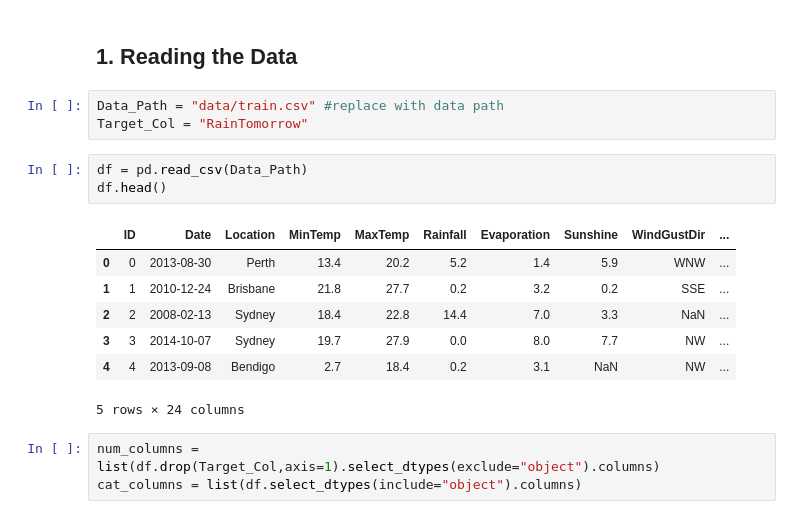
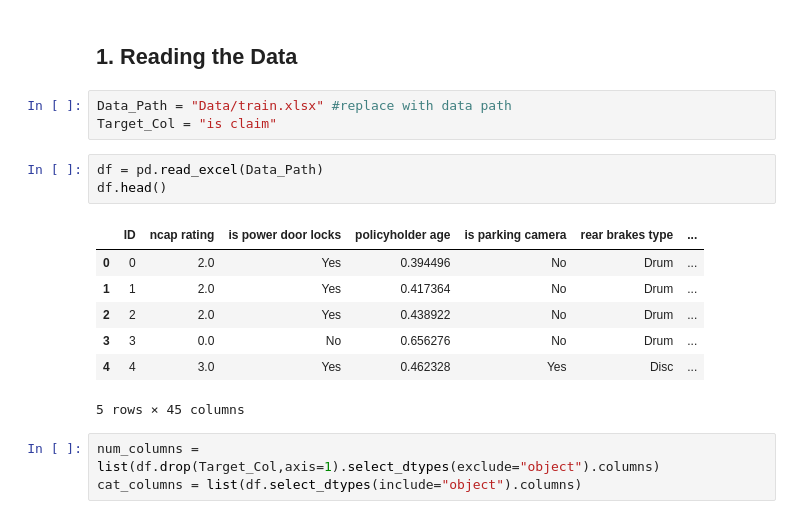
Before and after one commit to Rurushu13/IVAA-Hackaton, a Jupyter notebook: main2.ipynb, the cells around one changed output. Cells and saved outputs as stored; diff of their text form.

```diff
--- a/main2.ipynb
+++ b/main2.ipynb
@@ -203,19 +205,19 @@ def precision_recall_curve(est, X_train, y_train_binary):
 # %% [markdown]
 ## 1. Reading the Data
 # %%
-Data_Path = "data/train.csv" #replace with data path
-Target_Col = "RainTomorrow"
+Data_Path = "Data/train.xlsx" #replace with data path
+Target_Col = "is claim"
 # %%
-df = pd.read_csv(Data_Path)
+df = pd.read_excel(Data_Path)
 df.head()
 # %% [output]
-|  | ID | Date | Location | MinTemp | MaxTemp | Rainfall | Evaporation | Sunshine | WindGustDir | ... |
-| 0 | 0 | 2013-08-30 | Perth | 13.4 | 20.2 | 5.2 | 1.4 | 5.9 | WNW | ... |
-| 1 | 1 | 2010-12-24 | Brisbane | 21.8 | 27.7 | 0.2 | 3.2 | 0.2 | SSE | ... |
-| 2 | 2 | 2008-02-13 | Sydney | 18.4 | 22.8 | 14.4 | 7.0 | 3.3 | NaN | ... |
-| 3 | 3 | 2014-10-07 | Sydney | 19.7 | 27.9 | 0.0 | 8.0 | 7.7 | NW | ... |
-| 4 | 4 | 2013-09-08 | Bendigo | 2.7 | 18.4 | 0.2 | 3.1 | NaN | NW | ... |
+|  | ID | ncap rating | is power door locks | policyholder age | is parking camera | rear brakes type | ... |
+| 0 | 0 | 2.0 | Yes | 0.394496 | No | Drum | ... |
+| 1 | 1 | 2.0 | Yes | 0.417364 | No | Drum | ... |
+| 2 | 2 | 2.0 | Yes | 0.438922 | No | Drum | ... |
+| 3 | 3 | 0.0 | No | 0.656276 | No | Drum | ... |
+| 4 | 4 | 3.0 | Yes | 0.462328 | Yes | Disc | ... |
-5 rows × 24 columns
+5 rows × 45 columns
 # %%
 num_columns = list(df.drop(Target_Col,axis=1).select_dtypes(exclude="object").columns)
 cat_columns = list(df.select_dtypes(include="object").columns)
```
Also changed, not shown: parts of 5 cells of this notebook, 6 other files.
